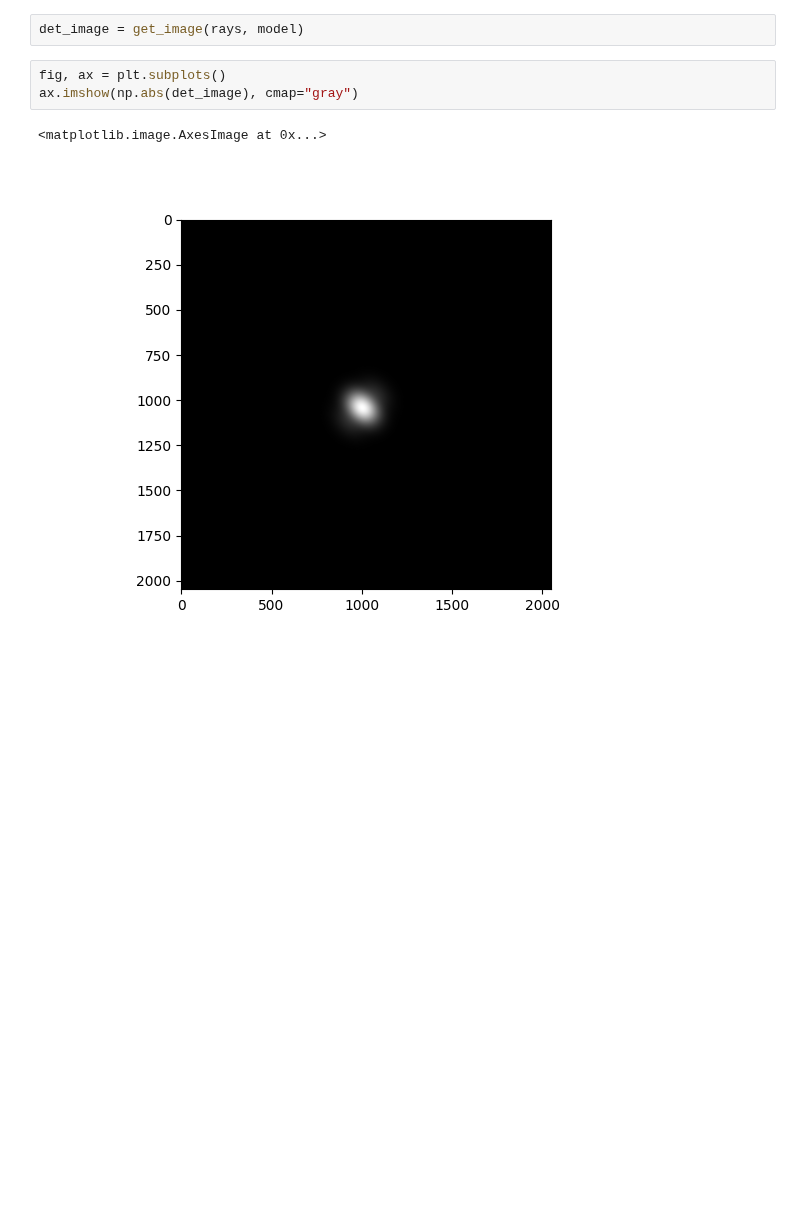
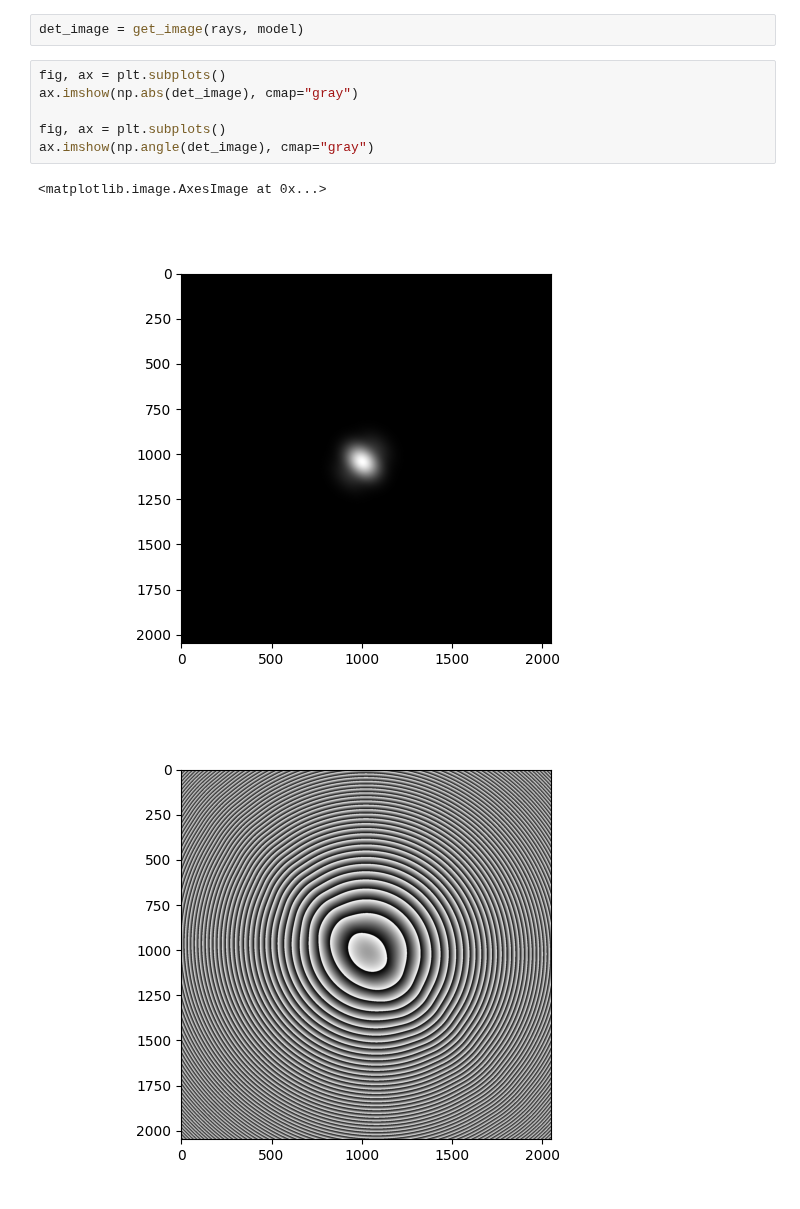
Before and after one commit to TemGym/TemGymCore, a Jupyter notebook: examples/gaussians_example.ipynb, the cells around one changed output. Cells and saved outputs as stored; diff of their text form; blank space fills up the shorter version.

```diff
--- a/examples/gaussians_example.ipynb
+++ b/examples/gaussians_example.ipynb
@@ -50,6 +50,10 @@ det_image = get_image(rays, model)
 # %%
 fig, ax = plt.subplots()
 ax.imshow(np.abs(det_image), cmap="gray")
+
+fig, ax = plt.subplots()
+ax.imshow(np.angle(det_image), cmap="gray")
 # %% [output]
 <matplotlib.image.AxesImage at 0x...>
 [figure]
+[figure, added]
```
Also changed, not shown: parts of 4 cells of this notebook, 1 other file.
